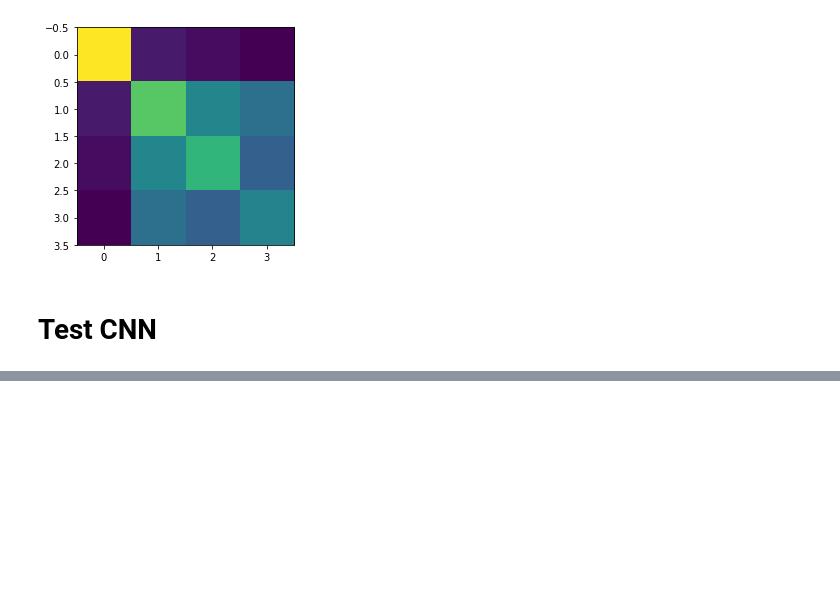
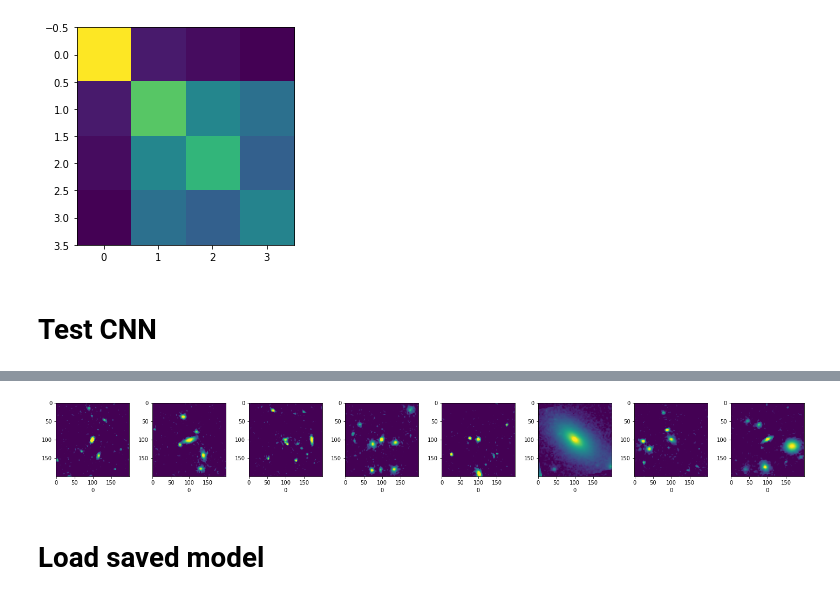
Before and after one commit to dforero0896/gravitational_lens_ml, a Jupyter notebook: src/ipynb/analysis.ipynb, the cells around one changed output, grey strips where cells are left out. Cells and saved outputs as stored; diff of their text form; code cells hidden in the pictures; blank space fills up the shorter version.

```diff
--- a/src/ipynb/analysis.ipynb
+++ b/src/ipynb/analysis.ipynb
@@ -452,0 +445,6 @@ plt.show()
+# %%
+no_lens_df = local_test_df[local_test_df['labels'] == 0]
+display(no_lens_df.head())
+print('Non-lens original sample size: %s'%len(no_lens_df))
+print('Non-lens original sample size: %s'%)
+print('Total original sample size: %s'%len(lens_df))
@@ -452,0 +461,38 @@ plt.show()
+# %%
+augment_nolens = TiffImageDataGenerator(featurewise_center=False,
+                                          samplewise_center=False,
+                                          featurewise_std_normalization=False,
+                                          samplewise_std_normalization=False,
+                                          zca_whitening=False,
+                                          zca_epsilon=1e-06,
+                                          rotation_range=20,
+                                          width_shift_range=0.0,
+                                          height_shift_range=0.0,
+                                          brightness_range=(0.8, 1.1),
+                                          shear_range=0.0,
+                                          zoom_range=(0.9, 1),
+                                          channel_shift_range=0.0,
+                                          fill_mode='wrap',
+                                          cval=0.0,
+                                          horizontal_flip=True,
+                                          vertical_flip=True,
+                                          rescale=None,
+                                          preprocessing_function=None,
+                                          data_format='channels_last',
+                                          dtype='float32')
+augment_nolens_gen = augment_nolens.image_generator_dataframe(no_lens_df,
+                                  directory=TRAIN_MULTIBAND,
+                                  x_col='filenames',
+                                 y_col='labels', batch_size = 1, validation=False)
+# %%
+i = 8
+fig, ax = plt.subplots(1,i, figsize = (2.5*i, 2.5))
+for a in ax.ravel():
+    img, label = next(augment_nolens_gen)
+    a.imshow(img[0][:,:,3])
+    a.set_xlabel(label[0])
+plt.tight_layout()
+# %% [output]
+[figure, added]
+# %% [markdown]
+# Load saved model
```
Also changed, not shown: parts of 20 cells of this notebook, 3 other files.
